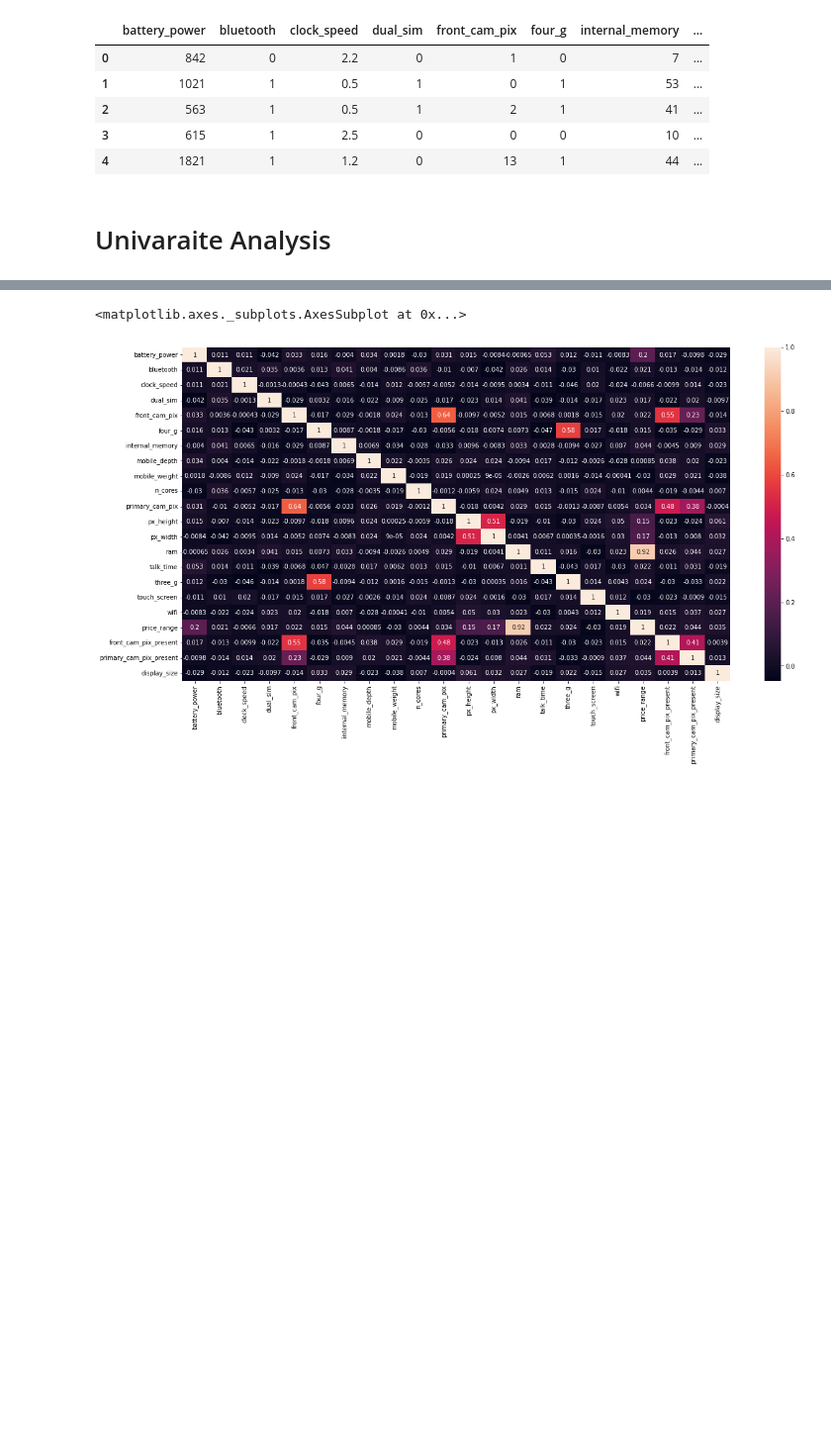
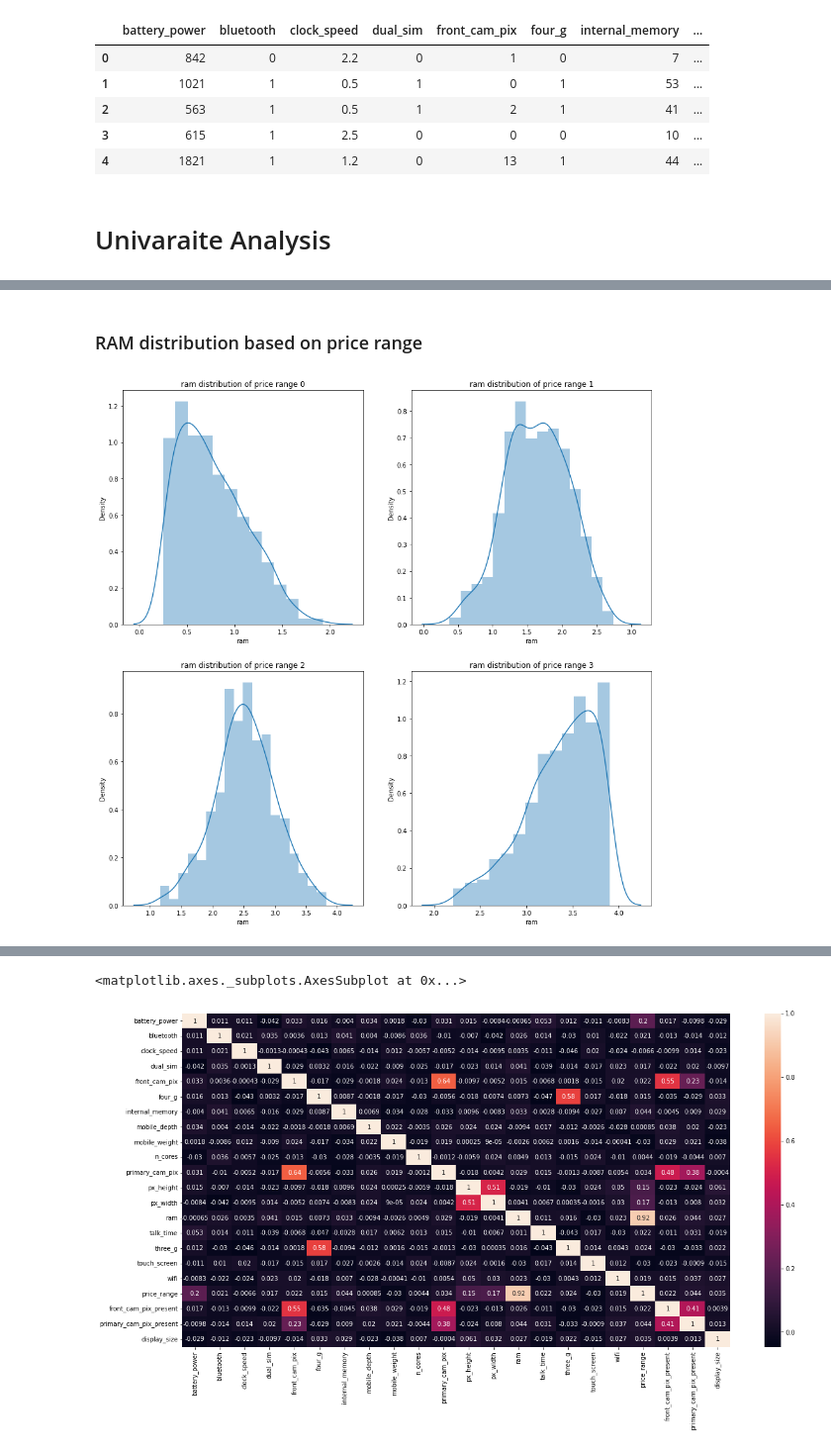
Before and after one commit to Ajay0110/Mobile-Price-Range-Prediction, a Jupyter notebook: Mobile_Price_Range_Prediction.ipynb, the cells around one changed output, grey strips where cells are left out. Shown at 99% size. Cells and saved outputs as stored; diff of their text form; code cells hidden in the pictures; blank space fills up the shorter version.

```diff
--- a/Mobile_Price_Range_Prediction.ipynb
+++ b/Mobile_Price_Range_Prediction.ipynb
@@ -371,0 +487,20 @@ plt.show()
+# %%
+def price_plot(df,col):
+  count = 0
+  i = 0
+  plt.figure(figsize = (15,15))
+  while True:
+    df_price = df[df['price_range']==i]
+    plt.subplot(2,2,count+1)
+    sns.distplot(df_price[col])
+    plt.title(f'{col} distribution of price range {i}')
+    i += 1
+    count+=1
+    if i == 4:
+      break
+# %% [markdown]
+### RAM distribution based on price range
+# %%
+price_plot(df,'ram')
+# %% [output]
+[figure, added]
```
Also changed, not shown: parts of 44 cells of this notebook.
